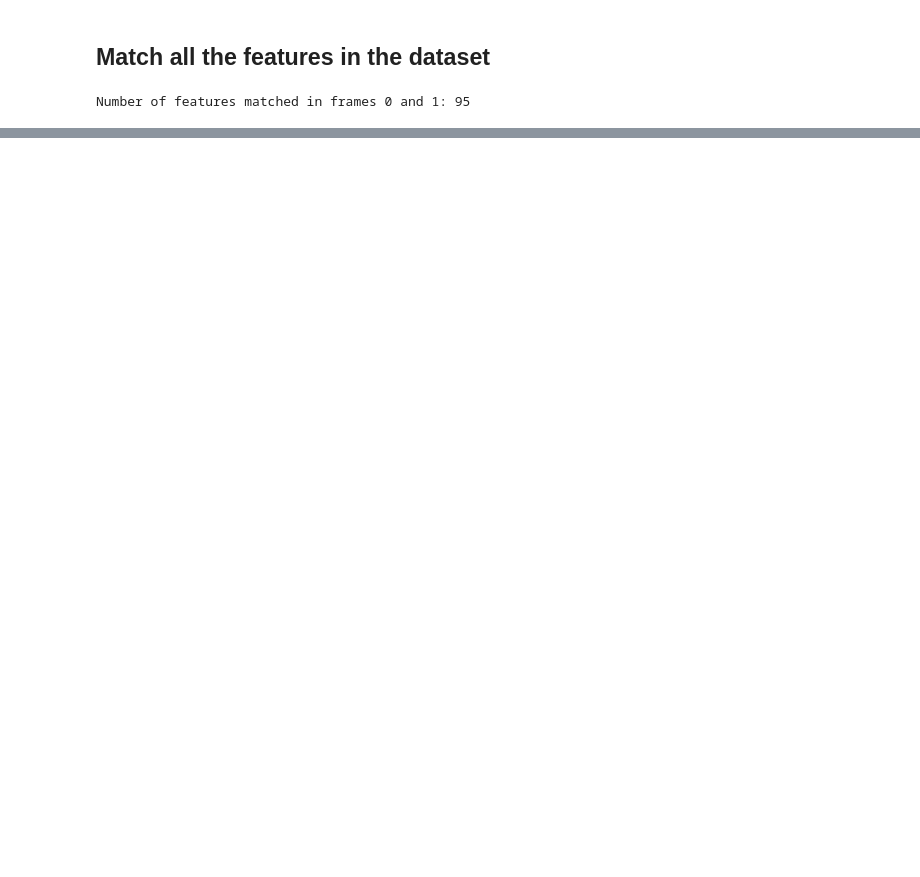
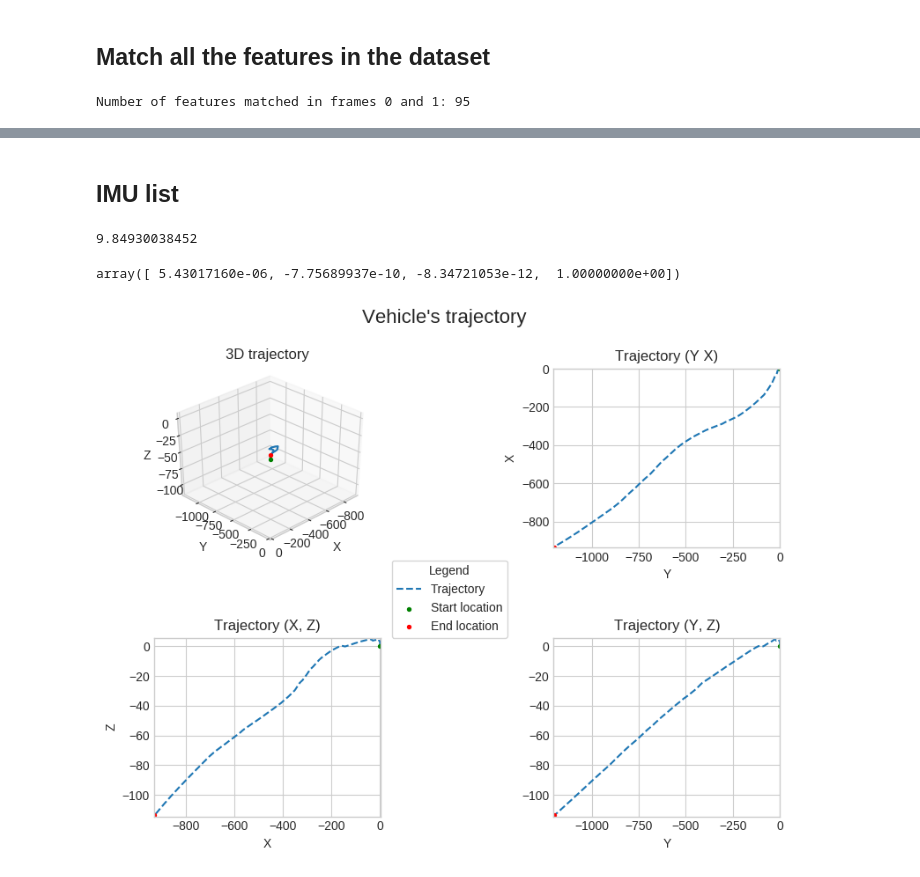
Before and after one commit to MikeS96/vio_quadrotor, a Jupyter notebook: VO.ipynb, the cells around one changed output, grey strips where cells are left out. Saved outputs shown, nothing was run; the diff lists cells and outputs as text; code cells hidden in the pictures; blank space fills up the shorter version.

```diff
--- a/VO.ipynb
+++ b/VO.ipynb
@@ -921,0 +951,16 @@ visualize_trajectory(trajectory)
+# %% [markdown]
+## IMU list
+# %%
+imu = final_imu_df.values.tolist()
+imu = np.array(imu).T
+#imu[0:2, :] = imu[0:2, :] / 5
+#imu[1, :] = imu[1, :] - imu[1, 0]
+#imu[2, :] = imu[2, :] - imu[2, 0]
+print(imu[3, 0])
+# %% [output]
+9.84930038452
+# %%
+#w=q_1[3], x=q_1[0], y=q_1[1], z=q_1[2]
+list_of_ori[:,0]
+# %% [output]
+array([ 5.43017160e-06, -7.75689937e-10, -8.34721053e-12,  1.00000000e+00])
@@ -921,0 +1075,5 @@ visualize_trajectory(trajectory)
+# %%
+final_p = p_est.T
+visualize_trajectory(final_p)
+# %% [output]
+[figure, added]
```
Also changed, not shown: parts of 17 cells of this notebook.
